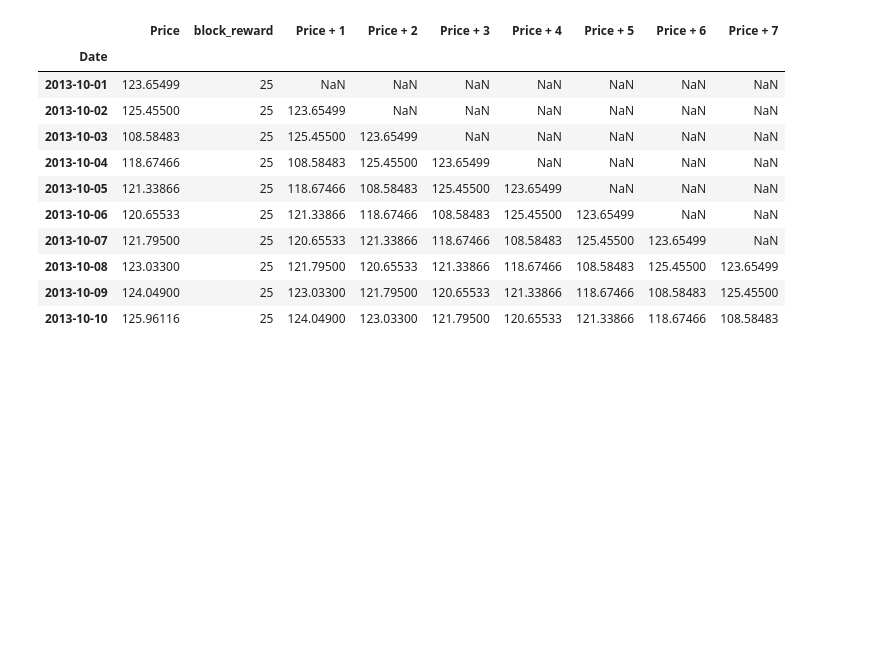
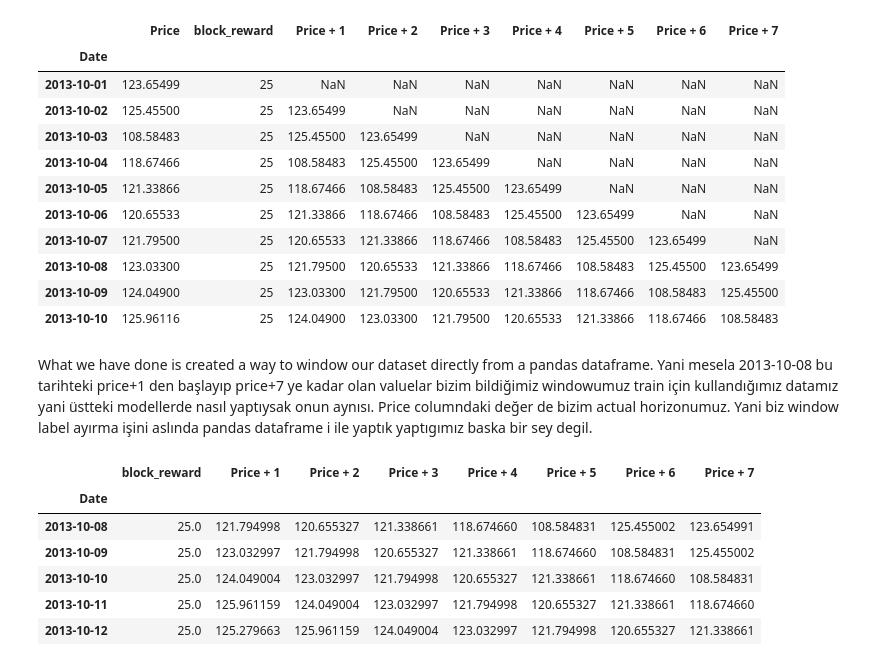
Before and after one commit to MelihKlc/Deep-Learning, a Jupyter notebook: Time_Series_Forecasting.ipynb, the cells around one changed output. Drawn from its saved outputs; the diff is of its cells as text; code cells hidden in the pictures; blank space fills up the shorter version.

```diff
--- a/Time_Series_Forecasting.ipynb
+++ b/Time_Series_Forecasting.ipynb
@@ -1369,3 +1369,21 @@ bitcoin_prices_windowed.head(10)
 | 2013-10-08 | 123.03300 | 25 | 121.79500 | 120.65533 | 121.33866 | 118.67466 | 108.58483 | 125.45500 | 123.65499 |
 | 2013-10-09 | 124.04900 | 25 | 123.03300 | 121.79500 | 120.65533 | 121.33866 | 118.67466 | 108.58483 | 125.45500 |
 | 2013-10-10 | 125.96116 | 25 | 124.04900 | 123.03300 | 121.79500 | 120.65533 | 121.33866 | 118.67466 | 108.58483 |
+# %% [markdown]
+What we have done is created a way to window our dataset directly from a pandas dataframe. Yani mesela 2013-10-08	bu tarihteki price+1 den başlayıp price+7 ye kadar olan valuelar bizim bildiğimiz windowumuz train için kullandığımız datamız yani üstteki modellerde nasıl yaptıysak onun aynısı. Price columndaki değer de bizim actual horizonumuz. Yani biz window label ayırma işini aslında pandas dataframe i ile yaptık yaptıgımız baska bir sey degil.
+# %%
+# Create X (windows) and y (horizons) features
+X = bitcoin_prices_windowed.dropna().drop("Price" , axis = 1).astype(np.float32)
+# Bu işlem, "price" sütununu veri çerçevesinden kaldırır ve sonucunda "Price" sütunu olmayan yeni bir DataFrame döndürür. Bu nedenle, axis=1 kullanarak sütun bazlı bir işlem gerçekleştirilir. Eğer axis=0 olarak ayarlarsanız, satırlar üzerinde işlem yaparsınız ve belirlediğiniz satırı çıkarırsınız.
+# .dropna ile DataFrame imizdeki içinde NAN olan rowların hepsini kaldırıyor.
+# Price columnu ayırmamızın sebebi biz X ile windowlarımızı oluşturuyoruz. Price columnu bizim horizon değerlerimizi tutuyor.
+y = bitcoin_prices_windowed.dropna()["Price"].astype(np.float32)
+X.head()
+# %% [output]
+|  | block_reward | Price + 1 | Price + 2 | Price + 3 | Price + 4 | Price + 5 | Price + 6 | Price + 7 |
+| Date |  |  |  |  |  |  |  |  |
+| 2013-10-08 | 25.0 | 121.794998 | 120.655327 | 121.338661 | 118.674660 | 108.584831 | 125.455002 | 123.654991 |
+| 2013-10-09 | 25.0 | 123.032997 | 121.794998 | 120.655327 | 121.338661 | 118.674660 | 108.584831 | 125.455002 |
+| 2013-10-10 | 25.0 | 124.049004 | 123.032997 | 121.794998 | 120.655327 | 121.338661 | 118.674660 | 108.584831 |
+| 2013-10-11 | 25.0 | 125.961159 | 124.049004 | 123.032997 | 121.794998 | 120.655327 | 121.338661 | 118.674660 |
+| 2013-10-12 | 25.0 | 125.279663 | 125.961159 | 124.049004 | 123.032997 | 121.794998 | 120.655327 | 121.338661 |
```
Also changed, not shown: parts of 11 cells of this notebook.
